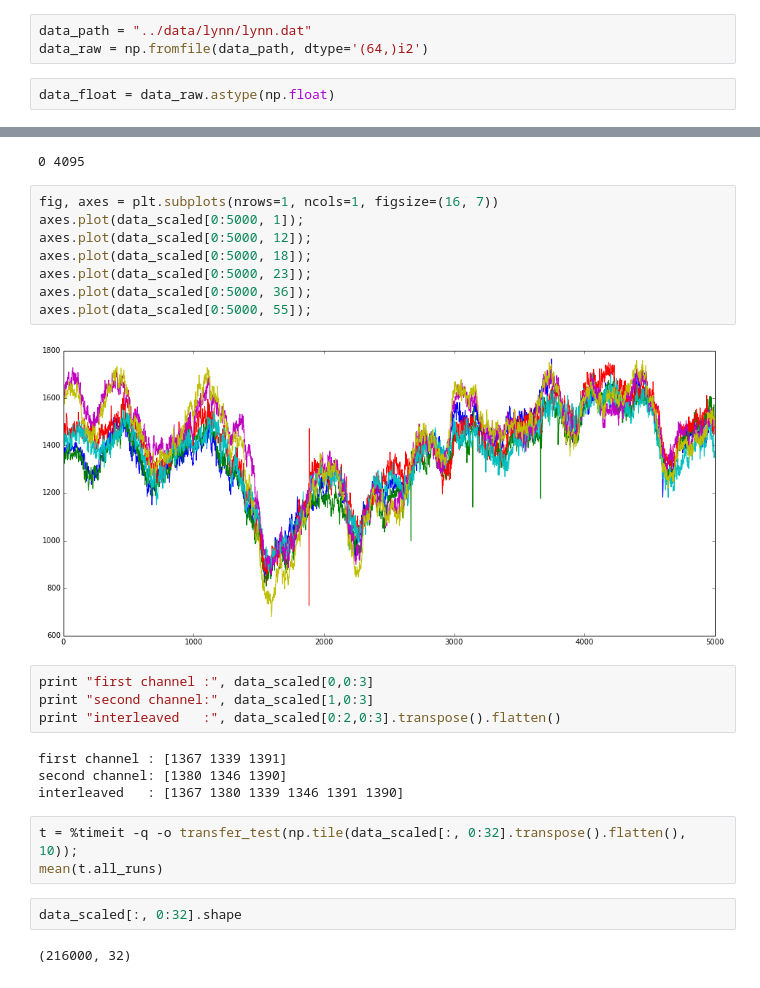
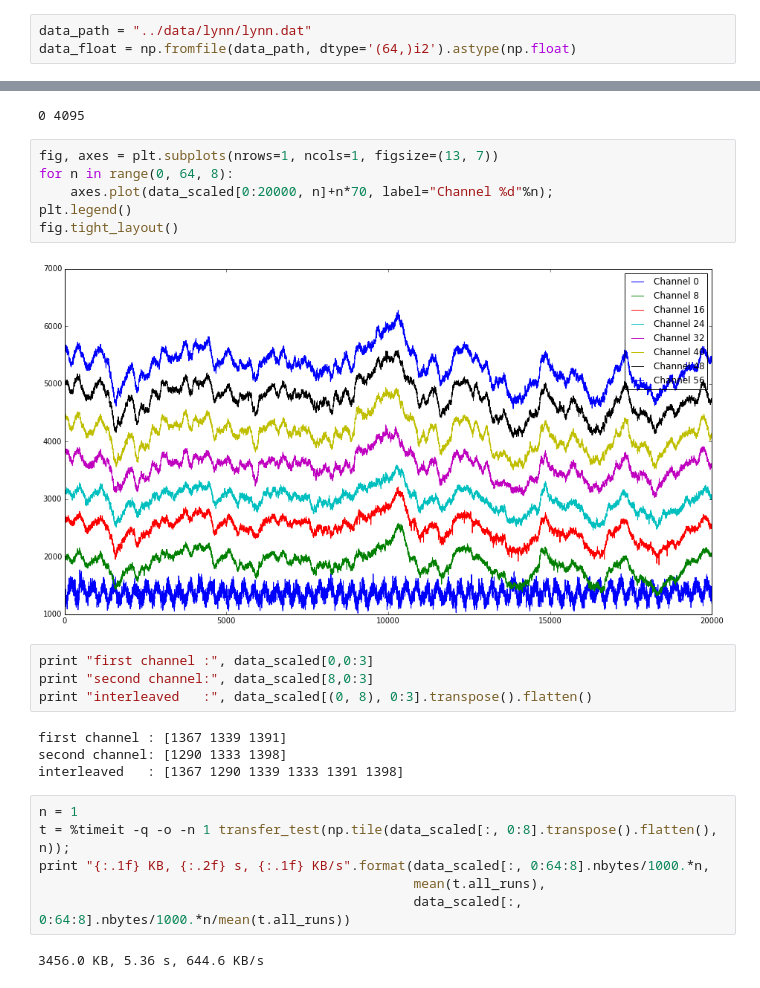
Before and after one commit to wonkoderverstaendige/RattusExMachina, a Jupyter notebook: doc/Playtesting.ipynb, the cells around one changed output, grey strips where cells are left out. Saved outputs shown, nothing was run; the diff lists cells and outputs as text.

```diff
--- a/doc/Playtesting.ipynb
+++ b/doc/Playtesting.ipynb
@@ -149,8 +142,6 @@ Read in Lynn's data set
 # %%
 data_path = "../data/lynn/lynn.dat"
-data_raw = np.fromfile(data_path, dtype='(64,)i2')
+data_float = np.fromfile(data_path, dtype='(64,)i2').astype(np.float)
-# %%
-data_float = data_raw.astype(np.float)
 # %%
 # normalize the array to 12bit
 data_float -= data_float.min()
@@ -160,28 +151,27 @@ data_scaled = data_float.astype(np.uint16)
 print data_scaled.min(), data_scaled.max()
 # %% [output]
 0 4095
-# %%
-fig, axes = plt.subplots(nrows=1, ncols=1, figsize=(16, 7))
-axes.plot(data_scaled[0:5000, 1]);
-axes.plot(data_scaled[0:5000, 12]);
-axes.plot(data_scaled[0:5000, 18]);
-axes.plot(data_scaled[0:5000, 23]);
-axes.plot(data_scaled[0:5000, 36]);
-axes.plot(data_scaled[0:5000, 55]);
-# %% [output]
-[figure, removed]
+# %%
+fig, axes = plt.subplots(nrows=1, ncols=1, figsize=(13, 7))
+for n in range(0, 64, 8):
+    axes.plot(data_scaled[0:20000, n]+n*70, label="Channel %d"%n);
+plt.legend()
+fig.tight_layout()
+# %% [output]
+[figure, added]
 # %%
 print "first channel :", data_scaled[0,0:3]
-print "second channel:", data_scaled[1,0:3]
-print "interleaved   :", data_scaled[0:2,0:3].transpose().flatten()
+print "second channel:", data_scaled[8,0:3]
+print "interleaved   :", data_scaled[(0, 8), 0:3].transpose().flatten()
 # %% [output]
 first channel : [1367 1339 1391]
-second channel: [1380 1346 1390]
-interleaved   : [1367 1380 1339 1346 1391 1390]
+second channel: [1290 1333 1398]
+interleaved   : [1367 1290 1339 1333 1391 1398]
-# %%
-t = %timeit -q -o transfer_test(np.tile(data_scaled[:, 0:32].transpose().flatten(), 10));
-mean(t.all_runs)
-# %%
-data_scaled[:, 0:32].shape
-# %% [output]
-(216000, 32)
+# %%
+n = 1
+t = %timeit -q -o -n 1 transfer_test(np.tile(data_scaled[:, 0:8].transpose().flatten(), n));
+print "{:.1f} KB, {:.2f} s, {:.1f} KB/s".format(data_scaled[:, 0:64:8].nbytes/1000.*n,
+                                                mean(t.all_runs),
+                                                data_scaled[:, 0:64:8].nbytes/1000.*n/mean(t.all_runs))
+# %% [output]
+3456.0 KB, 5.36 s, 644.6 KB/s
```
Also changed, not shown: parts of 9 cells of this notebook.
